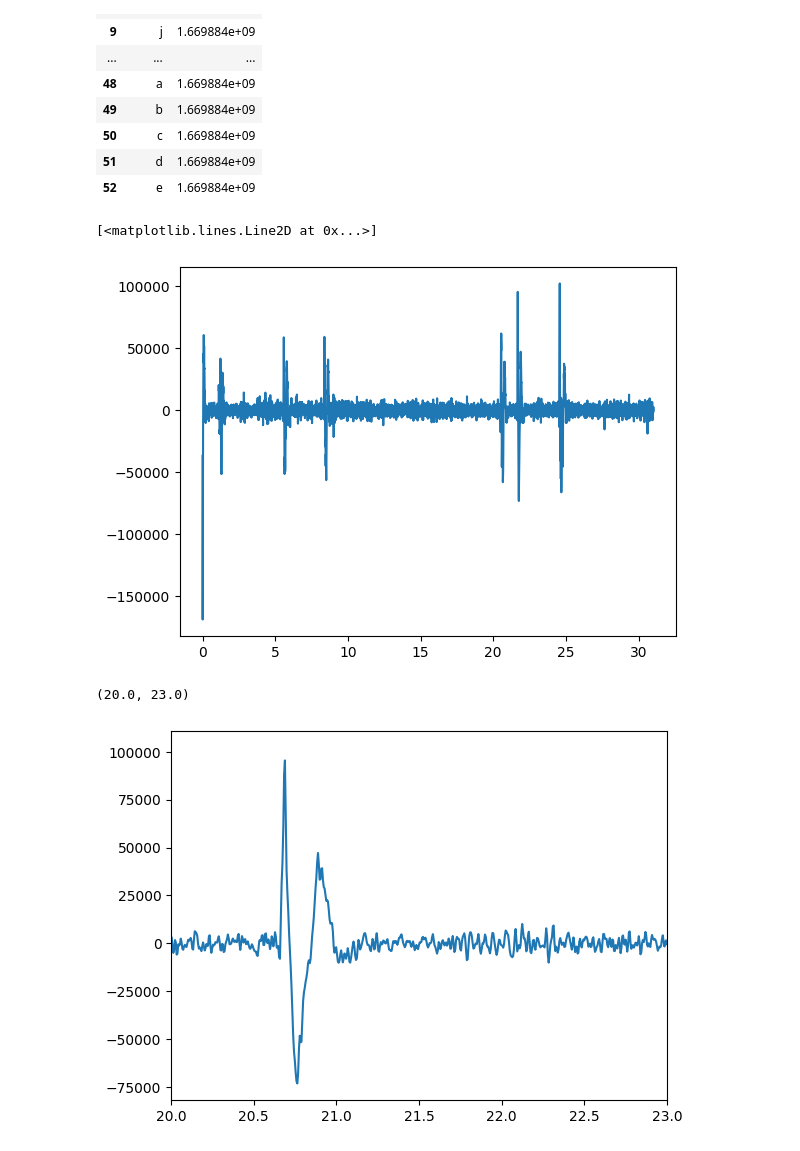
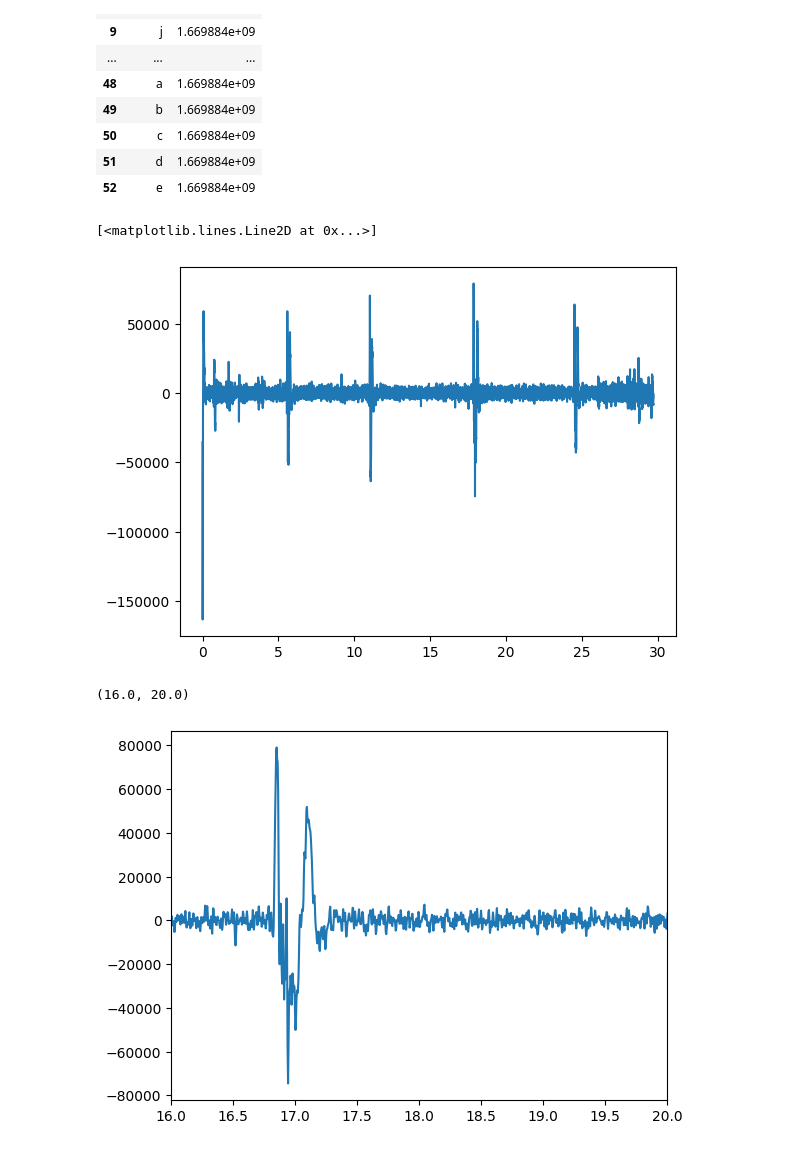
Before and after one commit to kkaaja/projekt, a Jupyter notebook: Kod wykrywający słowo.ipynb, the cells around one changed output. Cells and saved outputs as stored; diff of their text form; code cells hidden in the pictures.

```diff
--- a/Kod wykrywający słowo.ipynb
+++ b/Kod wykrywający słowo.ipynb
@@ -7,5 +5,5 @@ import time
 # %%
-df = pd.read_csv('dane_03.csv')
+df = pd.read_csv('dane_03-bezpomyłki.csv')
 # %%
 df
 # %% [output]
@@ -45,9 +43,9 @@ litery
 | 51 | d | 1.669884e+09 |
 | 52 | e | 1.669884e+09 |
 # %%
-t = np.linspace(0, len(df['signal'])/200, len(df['signal']))
+t = np.linspace(0, len(df['signal'])/250, len(df['signal']))
 plt.plot(t, df['signal'])
 # %% [output]
 [<matplotlib.lines.Line2D at 0x...>]
-[figure, old version]
+[figure, new version]
 # %%
@@ -55,7 +53,7 @@ sygnal = np.array(df['signal'][200:])
 # %%
-t = np.linspace(0, len(sygnal)/200, len(sygnal))
+t = np.linspace(0, len(sygnal)/250, len(sygnal))
 plt.plot(t, sygnal)
-plt.xlim([20,23])
+plt.xlim([16,20])
 # %% [output]
-(20.0, 23.0)
+(16.0, 20.0)
-[figure, old version]
+[figure, new version]
```
Also changed, not shown: parts of 8 cells of this notebook.
